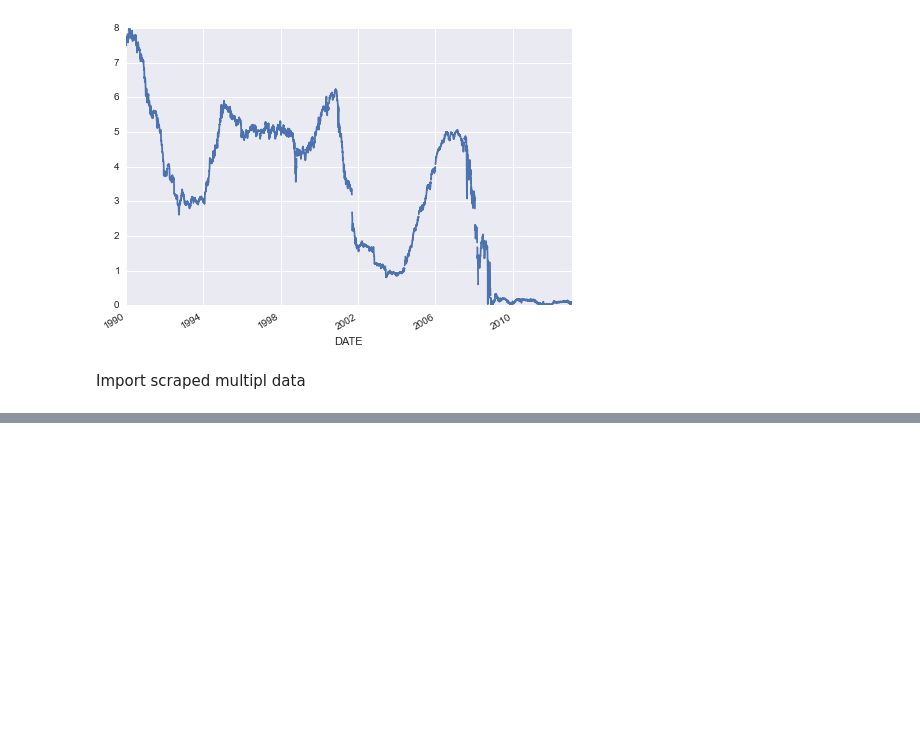
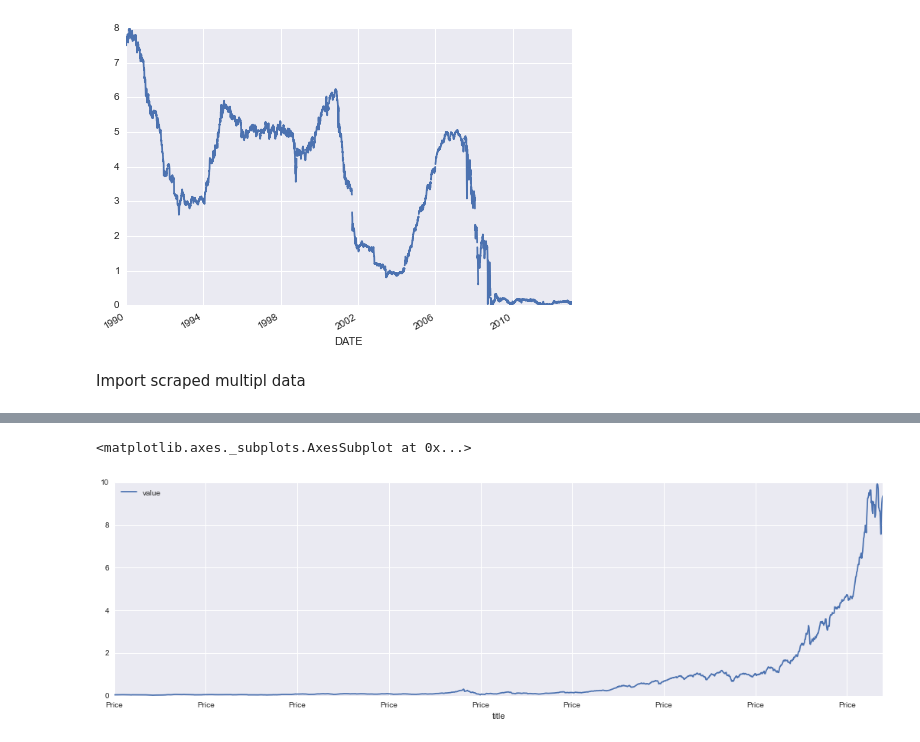
Before and after one commit to rhouck/bubble, a Jupyter notebook: explore 1.ipynb, the cells around one changed output, grey strips where cells are left out. Cells and saved outputs as stored; diff of their text form; code cells hidden in the pictures; blank space fills up the shorter version.

```diff
--- a/explore 1.ipynb
+++ b/explore 1.ipynb
@@ -77,0 +78,2 @@ multipl.head()
+# %%
+multipl.set_index(['date', 'title'])
@@ -77,0 +100,5 @@ multipl.head()
+# %%
+multipl.set_index('title').ix["Price"].sort('date').plot(figsize=[18,5])
+# %% [output]
+<matplotlib.axes._subplots.AxesSubplot at 0x...>
+[figure, added]
```
Also changed, not shown: parts of 2 cells of this notebook, 1 other file.
